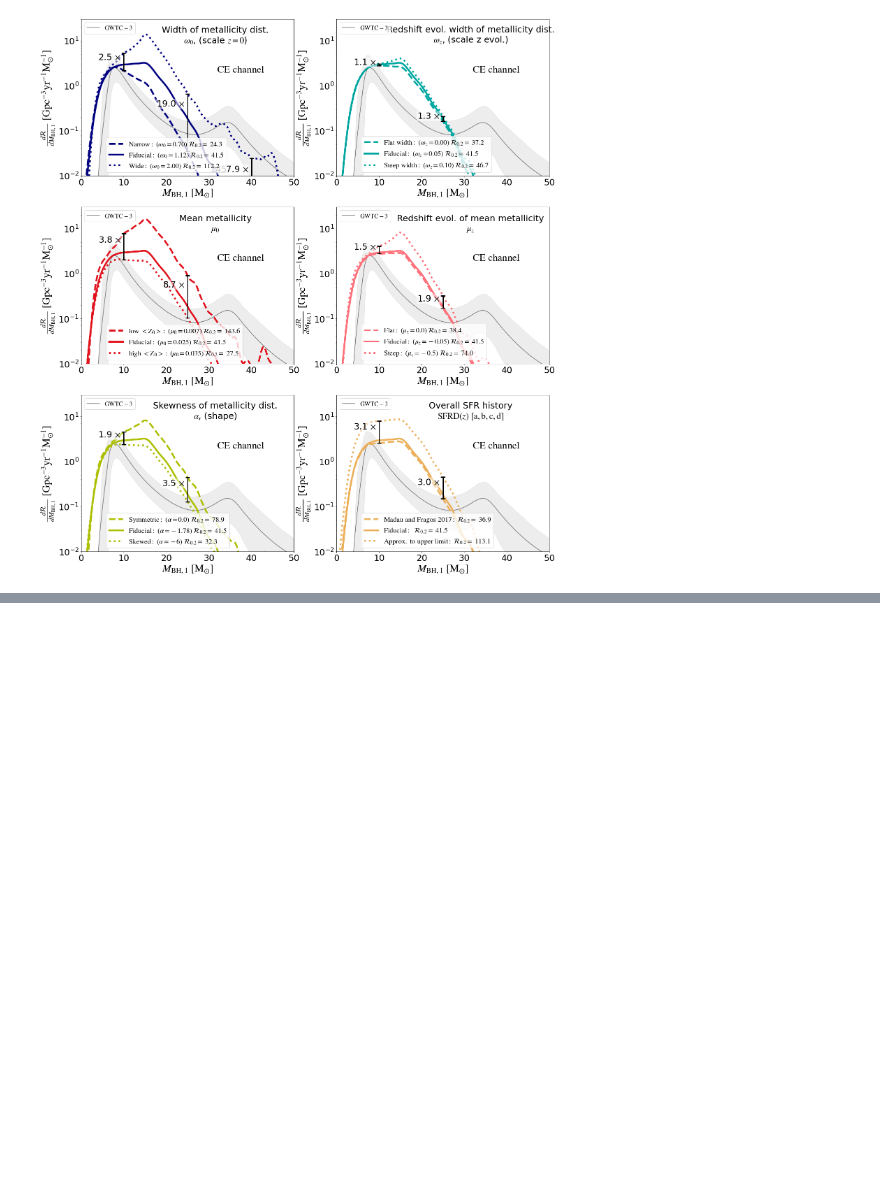
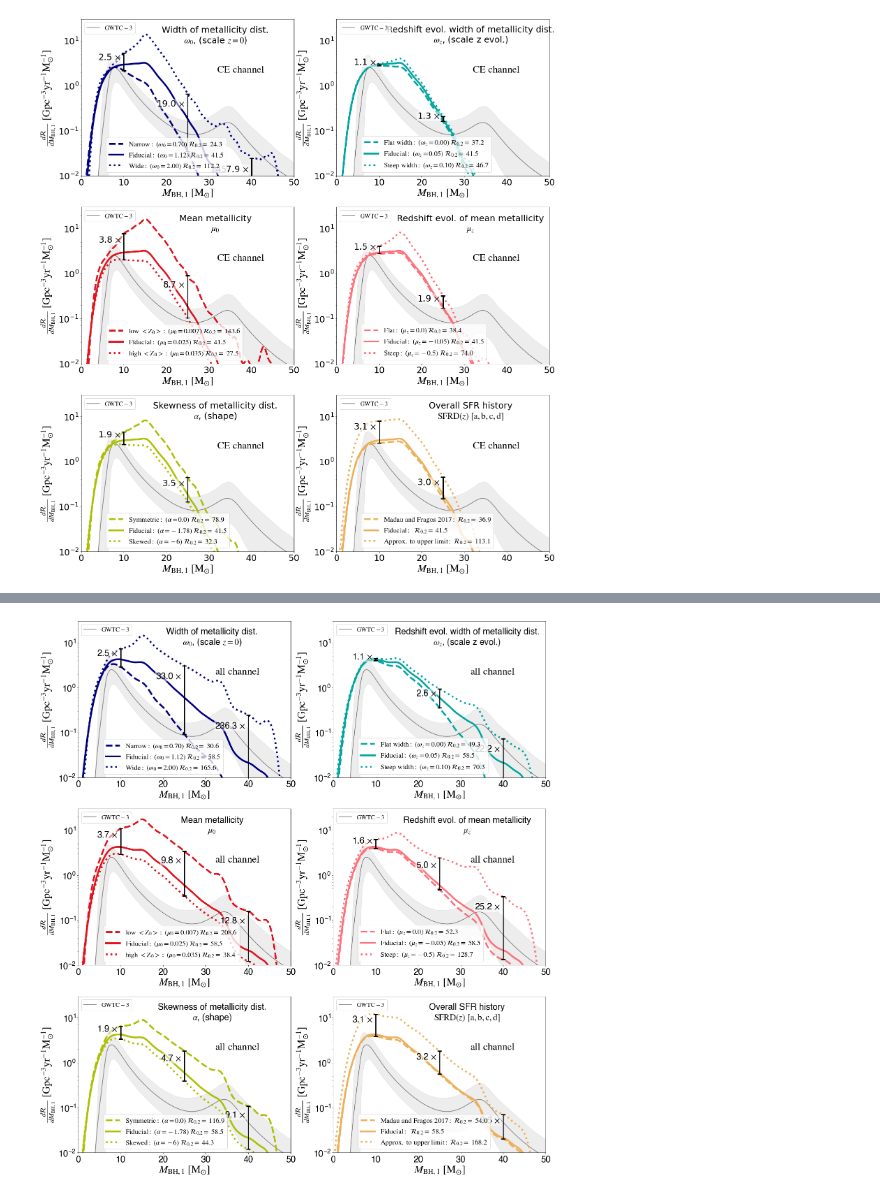
Before and after one commit to sashalvna/Fit_SFRD_TNG, a Jupyter notebook: TNG100_fit_SFRD.ipynb, the cells around one changed output, grey strips where cells are left out. Cells and saved outputs as stored; diff of their text form; code cells hidden in the pictures; blank space fills up the shorter version.

```diff
--- a/TNG100_fit_SFRD.ipynb
+++ b/TNG100_fit_SFRD.ipynb
@@ -859,3 +844,89 @@ m 0.18502061627920208 [0.45590498] [0.14972291]
 
 m 0.00039839160866725305 [0.00110324] [0.00035415]
 [figure]
+# %%
+#plotting
+fig = plt.figure( figsize = (24, 28))
+#figure 4: unstable MT, so CE
+only_stable = True
+only_CE     = True
+channel_string = 'all'
+
+# width of SFRD at z=0 - sigma0 varied
+subplot1 = fig.add_subplot(321) #first subplot in layout that has 3 rows and 2 columns
+ax1 = pltmass.plot_mass_distribution(sim_dir = data_dir, rate_file='/'+str(rate_file_name), simulation_data = '/'+str(COMPASfilename),
+                           x_key = 'M_moreMassive',  rate_keys  = ['Rates_mu0%s_muz%s_alpha%s_sigma0%s_sigmaz%s_a%s_b%s_c%s_d%s_zBinned'%(np.round(mu0_best, 3), np.round(muz_best, 3), np.round(alpha0_best, 3), x, np.round(omegaz_best, 3), np.round(sf_a_best,3), np.round(sf_b_best, 3), np.round(sf_c_best, 3), np.round(sf_d_best,3)) for x in [0.7, np.round(omega0_best, 3), 2.0]], channel_string = channel_string,
+                           show_hist = False, show_KDE = True,  plot_LIGO = True, Color =  'navy',
+                           only_CE = only_CE, only_stable = only_stable,
+                           bootstrap = False, bootstraps = 50, save_name = 'SFRD_width_variations.pdf', titletext = "Width of metallicity dist."+"\n"+r"$\omega_0$, (scale $z=0$)",
+                           labels = [r'$\mathrm{Narrow: \ }  (\omega_0 = 0.70) \  \mathcal{R}_{0.2} = \ $',
+                                     r'$\mathrm{Fiducial: \ } (\omega_0 = 1.12) \ \mathcal{R}_{0.2}= \ $',
+                                     r'$\mathrm{Wide: \ } (\omega_0 = 2.00) \  \mathcal{R}_{0.2} = \ $'],
+                           multipanel = True, subplot = subplot1)
+
+# Redshift evolution of the width - sigma z varied
+subplot2 = fig.add_subplot(322)
+ax2 = pltmass.plot_mass_distribution(sim_dir = data_dir,rate_file='/'+str(rate_file_name) , simulation_data = '/'+str(COMPASfilename),
+                           x_key = 'M_moreMassive',  rate_keys = ['Rates_mu0%s_muz%s_alpha%s_sigma0%s_sigmaz%s_a%s_b%s_c%s_d%s_zBinned'%(np.round(mu0_best, 3), np.round(muz_best, 3), np.round(alpha0_best, 3), np.round(omega0_best, 3), x, np.round(sf_a_best,3), np.round(sf_b_best, 3), np.round(sf_c_best, 3), np.round(sf_d_best,3)) for x in [0.0, np.round(omegaz_best, 3), 0.1]],channel_string = channel_string,
+                           show_hist = False, show_KDE = True,  plot_LIGO = True, Color = '#00a6a0',
+                           only_CE = only_CE, only_stable = only_stable,
+                           bootstrap = False, bootstraps = 50, save_name = 'SFRD_zevol_width_variations.pdf',  titletext = "Redshift evol. width of metallicity dist." +"\n"+ r"$\omega_z$, (scale z evol.)",
+                           labels = [r'$\mathrm{Flat \ width: \ } (\omega_z = 0.00) \ \mathcal{R}_{0.2} = \ $',
+                                     r'$\mathrm{Fiducial: \ } (\omega_z = 0.05) \ \mathcal{R}_{0.2}= \ $',
+                                     r'$\mathrm{Steep \ width: \ } (\omega_z = 0.10) \ \mathcal{R}_{0.2} = \ $'],
+                            multipanel = True, subplot = subplot2)
+
+# Mean metallicity at z=0 - mu0 varied
+subplot3 = fig.add_subplot(323)
+ax3 = pltmass.plot_mass_distribution(sim_dir = data_dir,rate_file='/'+str(rate_file_name) , simulation_data = '/'+str(COMPASfilename),
+                           x_key = 'M_moreMassive',  rate_keys = ['Rates_mu0%s_muz%s_alpha%s_sigma0%s_sigmaz%s_a%s_b%s_c%s_d%s_zBinned'%(x, np.round(muz_best, 3), np.round(alpha0_best, 3), np.round(omega0_best, 3), np.round(omegaz_best, 3), np.round(sf_a_best,3), np.round(sf_b_best, 3), np.round(sf_c_best, 3), np.round(sf_d_best,3)) for x in [0.007, np.round(mu0_best, 3), 0.035]],channel_string = channel_string,
+                           show_hist = False, show_KDE = True,  plot_LIGO = True, Color = '#e1131d',
+                           only_CE = only_CE, only_stable = only_stable,
+                           bootstrap = False, bootstraps = 50, save_name = 'SFRD_meanZ_variations.pdf',  titletext = 'Mean metallicity'+"\n"+r"$\mu_0$",
+                           labels = [r'$\mathrm{low \ <Z_0> : \ } (\mu_0 = 0.007) \ \mathcal{R}_{0.2} = \ $',
+                                     r'$\mathrm{Fiducial : \ }  (\mu_0 = 0.025) \ \mathcal{R}_{0.2} = \ $',
+                                     r'$\mathrm{high \ <Z_0> : \ } (\mu_0 = 0.035) \ \mathcal{R}_{0.2} = \ $'],
+                            multipanel = True, subplot = subplot3)
+
+# Redshift evolution of mean metallicity - mu z varied
+subplot4 = fig.add_subplot(324)
+ax4 = pltmass.plot_mass_distribution(sim_dir = data_dir,rate_file='/'+str(rate_file_name) , simulation_data = '/'+str(COMPASfilename),
+                           x_key = 'M_moreMassive',  rate_keys = ['Rates_mu0%s_muz%s_alpha%s_sigma0%s_sigmaz%s_a%s_b%s_c%s_d%s_zBinned'%(np.round(mu0_best, 3), x, np.round(alpha0_best, 3), np.round(omega0_best, 3), np.round(omegaz_best, 3), np.round(sf_a_best,3), np.round(sf_b_best, 3), np.round(sf_c_best, 3), np.round(sf_d_best,3)) for x in [0.0, np.round(muz_best, 3), -0.5]],channel_string = channel_string,
+                           show_hist = False, show_KDE = True,  plot_LIGO = True, Color = '#ff717b',
+                           only_CE = only_CE, only_stable = only_stable,
+                           bootstrap = False, bootstraps = 50, save_name = 'SFRD_zevol_mean_variations.pdf', titletext = "Redshift evol. of mean metallicity" +"\n"+ r"$\mu_z$",
+                           labels = [r'$\mathrm{Flat: \ }  (\mu_z = 0.0) \ \mathcal{R}_{0.2} = \ $',
+                                     r'$\mathrm{Fiducial: \ } (\mu_z = -0.05) \ \mathcal{R}_{0.2}= \ $',
+                                     r'$\mathrm{Steep: \ } (\mu_z = -0.5) \ \mathcal{R}_{0.2} = \ $'],
+                            multipanel = True, subplot = subplot4)
+
+# Skewness - alpha varied
+subplot5 = fig.add_subplot(325)
+ax5 = pltmass.plot_mass_distribution(sim_dir = data_dir,rate_file='/'+str(rate_file_name) , simulation_data = '/'+str(COMPASfilename),
+                           x_key = 'M_moreMassive',  rate_keys = ['Rates_mu0%s_muz%s_alpha%s_sigma0%s_sigmaz%s_a%s_b%s_c%s_d%s_zBinned'%(np.round(mu0_best, 3), np.round(muz_best, 3), x, np.round(omega0_best, 3), np.round(omegaz_best, 3), np.round(sf_a_best,3), np.round(sf_b_best, 3), np.round(sf_c_best, 3), np.round(sf_d_best,3)) for x in [0.0, np.round(alpha0_best, 3), -6.0]],channel_string = channel_string,
+                           show_hist = False, show_KDE = True, plot_LIGO = True, Color = '#acbf00',
+                           only_CE = only_CE, only_stable = only_stable,
+                           bootstrap = False, bootstraps = 50, save_name = 'SFRD_skewness_variations.pdf', titletext = "Skewness of metallicity dist." +"\n"+ r"$\alpha$, (shape)",
+                           labels = [r'$\mathrm{Symmetric: \ } (\alpha = 0.0)   \ \mathcal{R}_{0.2} = \ $',
+                                     r'$\mathrm{Fiducial: \  } (\alpha = -1.78)  \ \mathcal{R}_{0.2}= \ $',
+                                     r'$\mathrm{Skewed: \    } (\alpha = -6)  \ \mathcal{R}_{0.2} = \ $'],
+                            multipanel = True, subplot = subplot5)
+
+# Star formation norm - SFRD(z) varied
+subplot6 = fig.add_subplot(326)
+ax6 = pltmass.plot_mass_distribution(sim_dir = data_dir, rate_file='/'+str(rate_file_name), simulation_data = '/'+str(COMPASfilename),
+                           x_key = 'M_moreMassive',
+                           rate_keys = ['Rates_mu0%s_muz%s_alpha%s_sigma0%s_sigmaz%s_a%s_b%s_c%s_d%s_zBinned'%(np.round(mu0_best, 3), np.round(muz_best, 3), np.round(alpha0_best, 3), np.round(omega0_best, 3), np.round(omegaz_best, 3), 0.01, 2.6, 3.2, 6.2),
+                                       'Rates_mu0%s_muz%s_alpha%s_sigma0%s_sigmaz%s_a%s_b%s_c%s_d%s_zBinned'%(np.round(mu0_best, 3), np.round(muz_best, 3), np.round(alpha0_best, 3), np.round(omega0_best, 3), np.round(omegaz_best, 3), np.round(sf_a_best,3), np.round(sf_b_best, 3), np.round(sf_c_best, 3), np.round(sf_d_best,3)),
+                                       'Rates_mu0%s_muz%s_alpha%s_sigma0%s_sigmaz%s_a%s_b%s_c%s_d%s_zBinned'%(np.round(mu0_best, 3), np.round(muz_best, 3), np.round(alpha0_best, 3), np.round(omega0_best, 3), np.round(omegaz_best, 3), 0.03, 2.6, 3.3, 5.9)],
+                                 channel_string = channel_string,
+                           show_hist = False, show_KDE = True,  plot_LIGO = True, Color = '#ecb05b',
+                           only_CE = only_CE, only_stable = only_stable,
+                           bootstrap = False, bootstraps = 50, save_name = 'SFRD_skewness_variations.pdf', titletext = "Overall SFR history"+"\n"+ r'$ \mathrm{SFRD(}z\rm{)} \ [a,b,c,d]$',
+                           labels = [r'$\mathrm{Madau \ and \ Fragos \ 2017: }  \ \mathcal{R}_{0.2}= \ $',
+                                     r'$\mathrm{Fiducial: \ } \ \mathcal{R}_{0.2}= \ $',
+                                     r'$\mathrm{Approx. \ to \ upper \ limit:}  \ \mathcal{R}_{0.2} = \ $'],
+                            multipanel = True, subplot = subplot6)
+
+fig.savefig('Massdistribitions_TNG100.pdf', bbox_inches='tight')
+# %% [output]
@@ -861,0 +950 @@ m 0.00039839160866725305 [0.00110324] [0.00035415]
+[figure, added]
```
Also changed, not shown: parts of 4 cells of this notebook, 7 other files.
